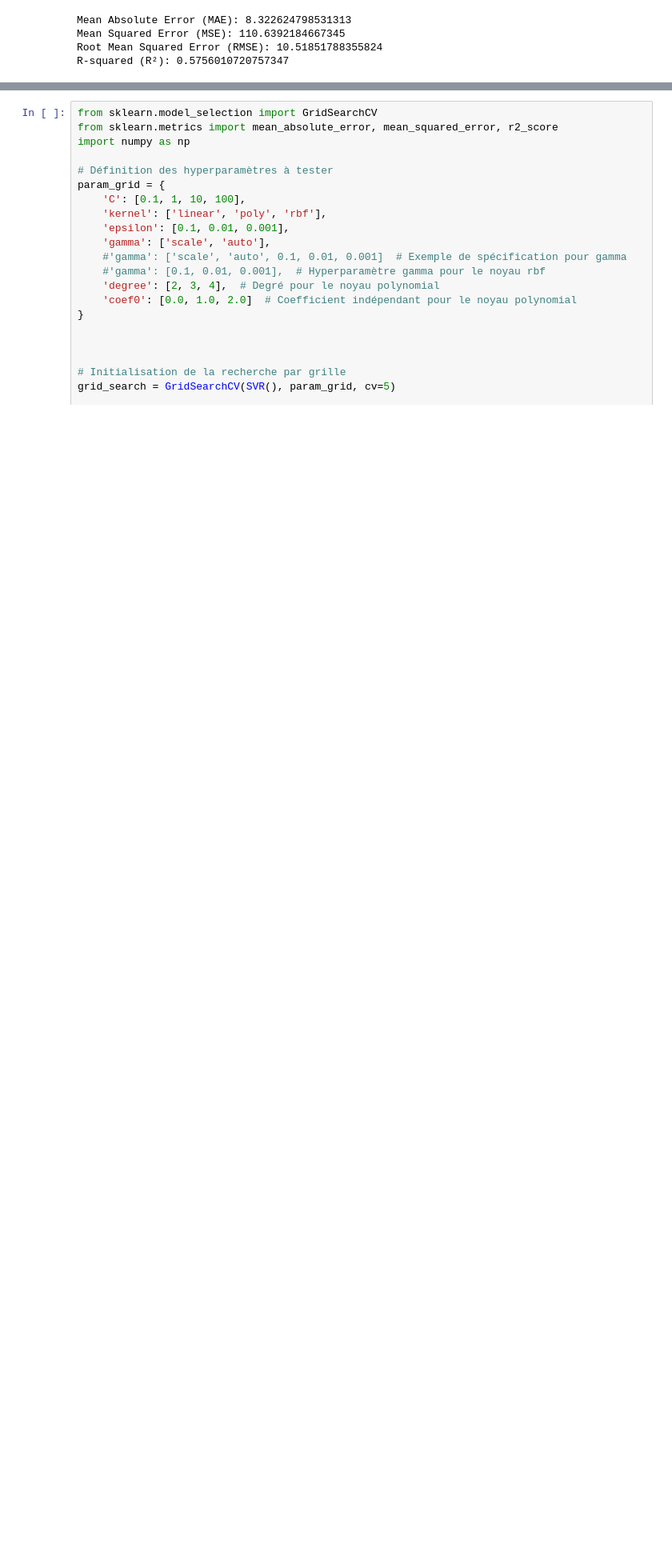
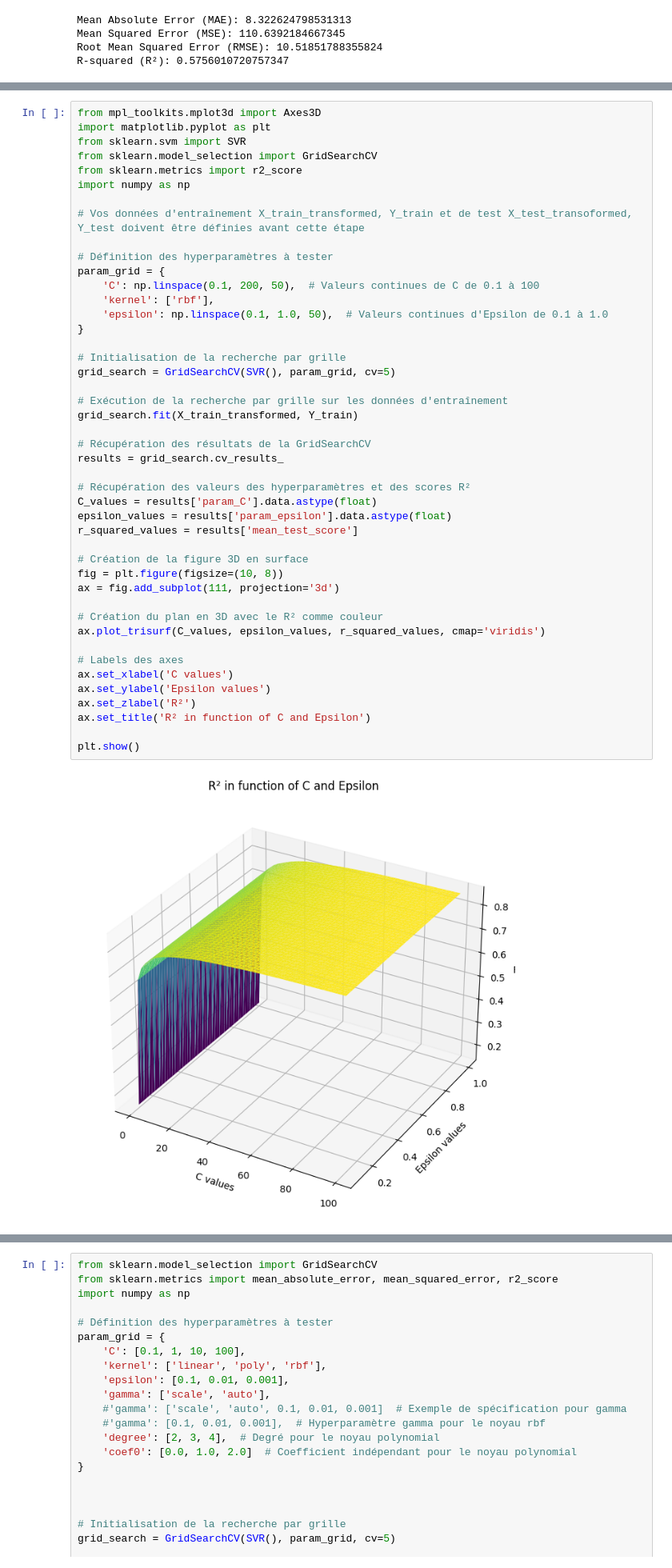
Before and after one commit to younesA99/svm, a Jupyter notebook: SVM.ipynb, the cells around one changed output, grey strips where cells are left out. Shown at 80% size. Drawn from its saved outputs; the diff is of its cells as text; blank space fills up the shorter version.

```diff
--- a/SVM.ipynb
+++ b/SVM.ipynb
@@ -115,0 +333,47 @@ R-squared (R²): 0.5756010720757347
+# %%
+from mpl_toolkits.mplot3d import Axes3D
+import matplotlib.pyplot as plt
+from sklearn.svm import SVR
+from sklearn.model_selection import GridSearchCV
+from sklearn.metrics import r2_score
+import numpy as np
+
+# Vos données d'entraînement X_train_transformed, Y_train et de test X_test_transoformed, Y_test doivent être définies avant cette étape
+
+# Définition des hyperparamètres à tester
+param_grid = {
+    'C': np.linspace(0.1, 200, 50),  # Valeurs continues de C de 0.1 à 100
+    'kernel': ['rbf'],
+    'epsilon': np.linspace(0.1, 1.0, 50),  # Valeurs continues d'Epsilon de 0.1 à 1.0
+}
+
+# Initialisation de la recherche par grille
+grid_search = GridSearchCV(SVR(), param_grid, cv=5)
+
+# Exécution de la recherche par grille sur les données d'entraînement
+grid_search.fit(X_train_transformed, Y_train)
+
+# Récupération des résultats de la GridSearchCV
+results = grid_search.cv_results_
+
+# Récupération des valeurs des hyperparamètres et des scores R²
+C_values = results['param_C'].data.astype(float)
+epsilon_values = results['param_epsilon'].data.astype(float)
+r_squared_values = results['mean_test_score']
+
+# Création de la figure 3D en surface
+fig = plt.figure(figsize=(10, 8))
+ax = fig.add_subplot(111, projection='3d')
+
+# Création du plan en 3D avec le R² comme couleur
+ax.plot_trisurf(C_values, epsilon_values, r_squared_values, cmap='viridis')
+
+# Labels des axes
+ax.set_xlabel('C values')
+ax.set_ylabel('Epsilon values')
+ax.set_zlabel('R²')
+ax.set_title('R² in function of C and Epsilon')
+
+plt.show()
+# %% [output]
+[figure, added]
```
Also changed, not shown: parts of 11 cells of this notebook.
